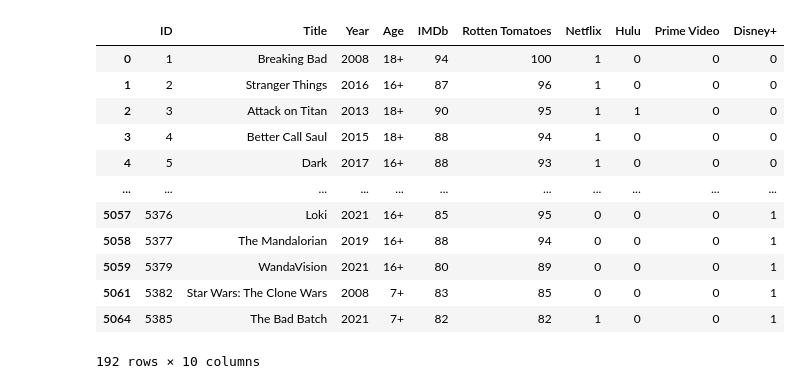
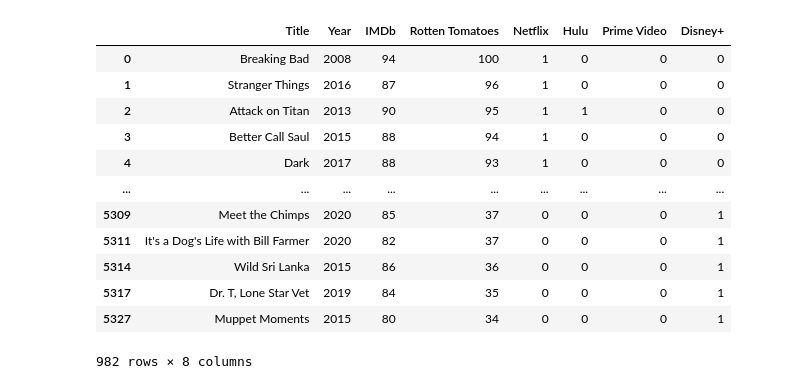
Before and after one commit to Christian-Albertini/UNC-Project-1, a Jupyter notebook: question_4_roop.ipynb, the cells around one changed output. Saved outputs shown, nothing was run; the diff lists cells and outputs as text; code cells hidden in the pictures.

```diff
--- a/question_4_roop.ipynb
+++ b/question_4_roop.ipynb
@@ -17,6 +17,6 @@ full_dataset = Path("tv_shows.csv")
 yearly_data_df = pd.read_csv(full_dataset)
 # %%
 # Organize DataFrame
-organized_yearly_data_df = yearly_data_df.drop(["Unnamed: 0", "Type"], axis=1)
+organized_yearly_data_df = yearly_data_df.drop(["Unnamed: 0", "Type", "ID", "Age"], axis=1)
 organized_yearly_data_df
 # %% [output]
@@ -89,19 +89,19 @@ See the caveats in the documentation: https://pandas.pydata.org/pandas-docs/stab
 # %%
-highest_ratings_df = cleaned_yearly_data_df.loc[(cleaned_yearly_data_df["IMDb"] >= 80) &
-                                 (cleaned_yearly_data_df["Rotten Tomatoes"] >= 80)]
-highest_ratings_df
+# Ascertaining the IMDb ratings above threshold (8.0 /10)
+highest_ratings_im_df = cleaned_yearly_data_df.loc[(cleaned_yearly_data_df["IMDb"] >= 80)]
+highest_ratings_im_df
 # %% [output]
-|  | ID | Title | Year | Age | IMDb | Rotten Tomatoes | Netflix | Hulu | Prime Video | Disney+ |
-| 0 | 1 | Breaking Bad | 2008 | 18+ | 94 | 100 | 1 | 0 | 0 | 0 |
-| 1 | 2 | Stranger Things | 2016 | 16+ | 87 | 96 | 1 | 0 | 0 | 0 |
-| 2 | 3 | Attack on Titan | 2013 | 18+ | 90 | 95 | 1 | 1 | 0 | 0 |
-| 3 | 4 | Better Call Saul | 2015 | 18+ | 88 | 94 | 1 | 0 | 0 | 0 |
-| 4 | 5 | Dark | 2017 | 16+ | 88 | 93 | 1 | 0 | 0 | 0 |
-| ... | ... | ... | ... | ... | ... | ... | ... | ... | ... | ... |
-| 5057 | 5376 | Loki | 2021 | 16+ | 85 | 95 | 0 | 0 | 0 | 1 |
-| 5058 | 5377 | The Mandalorian | 2019 | 16+ | 88 | 94 | 0 | 0 | 0 | 1 |
-| 5059 | 5379 | WandaVision | 2021 | 16+ | 80 | 89 | 0 | 0 | 0 | 1 |
-| 5061 | 5382 | Star Wars: The Clone Wars | 2008 | 7+ | 83 | 85 | 0 | 0 | 0 | 1 |
-| 5064 | 5385 | The Bad Batch | 2021 | 7+ | 82 | 82 | 1 | 0 | 0 | 1 |
+|  | Title | Year | IMDb | Rotten Tomatoes | Netflix | Hulu | Prime Video | Disney+ |
+| 0 | Breaking Bad | 2008 | 94 | 100 | 1 | 0 | 0 | 0 |
+| 1 | Stranger Things | 2016 | 87 | 96 | 1 | 0 | 0 | 0 |
+| 2 | Attack on Titan | 2013 | 90 | 95 | 1 | 1 | 0 | 0 |
+| 3 | Better Call Saul | 2015 | 88 | 94 | 1 | 0 | 0 | 0 |
+| 4 | Dark | 2017 | 88 | 93 | 1 | 0 | 0 | 0 |
+| ... | ... | ... | ... | ... | ... | ... | ... | ... |
+| 5309 | Meet the Chimps | 2020 | 85 | 37 | 0 | 0 | 0 | 1 |
+| 5311 | It's a Dog's Life with Bill Farmer | 2020 | 82 | 37 | 0 | 0 | 0 | 1 |
+| 5314 | Wild Sri Lanka | 2015 | 86 | 36 | 0 | 0 | 0 | 1 |
+| 5317 | Dr. T, Lone Star Vet | 2019 | 84 | 35 | 0 | 0 | 0 | 1 |
+| 5327 | Muppet Moments | 2015 | 80 | 34 | 0 | 0 | 0 | 1 |
-192 rows × 10 columns
+982 rows × 8 columns
 # %%
```
Also changed, not shown: parts of 17 cells of this notebook, 1 other file.
